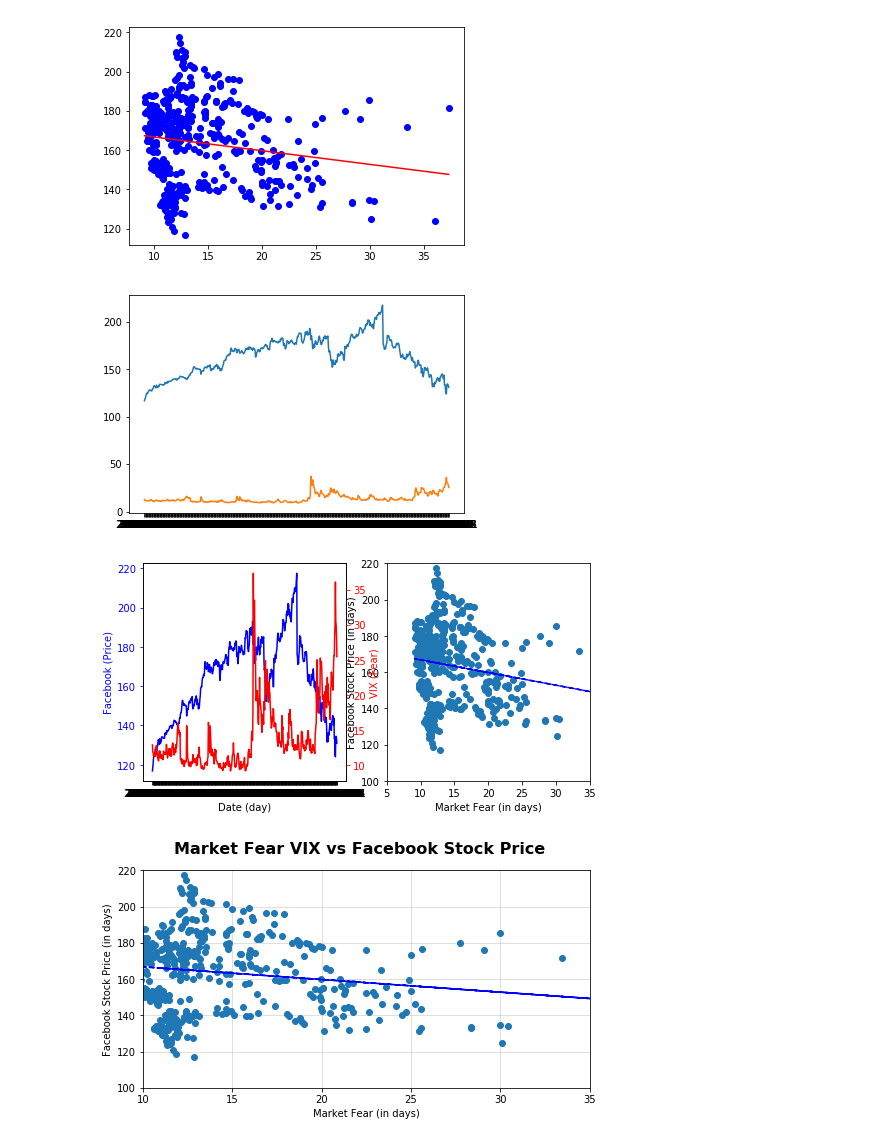
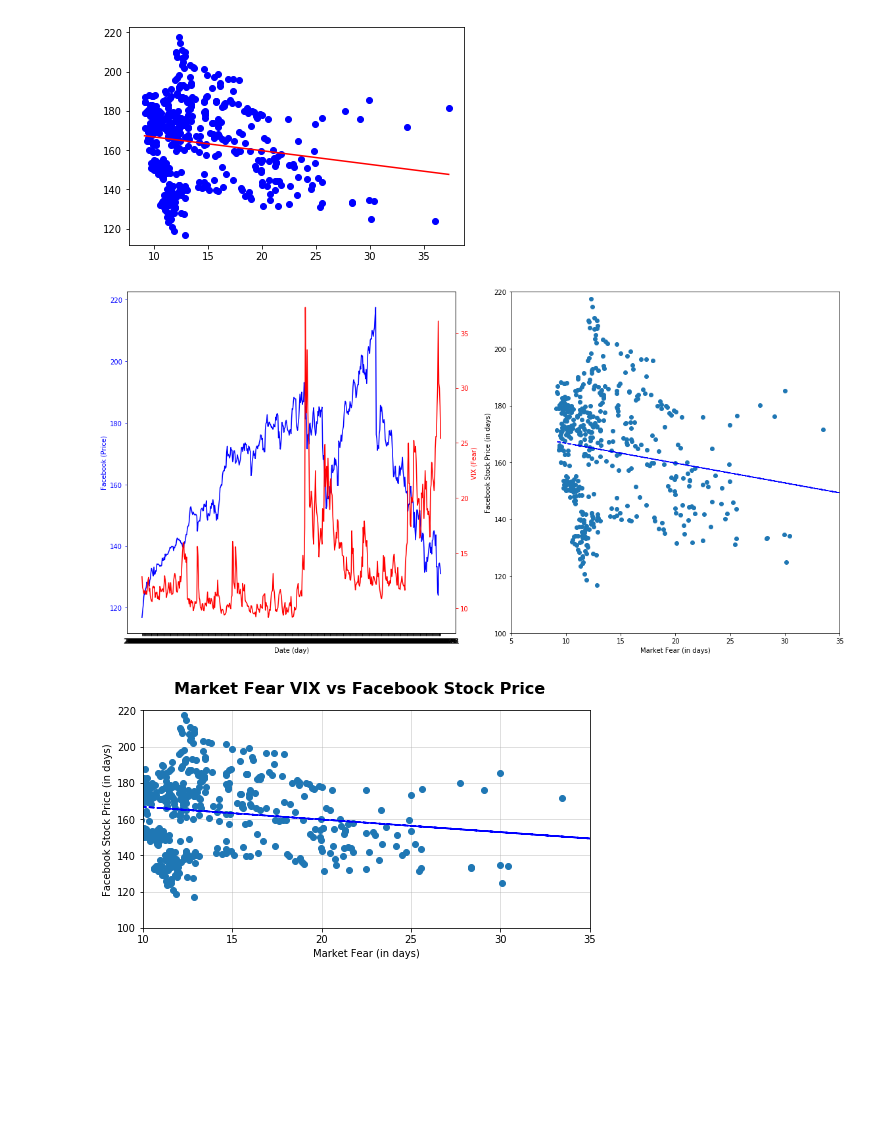
Before and after one commit to diana-md/DataAnalystsGuru, a Jupyter notebook: Market_Fear.ipynb, the cells around one changed output. Saved outputs shown, nothing was run; the diff lists cells and outputs as text; code cells hidden in the pictures; blank space fills up the shorter version.

```diff
--- a/Market_Fear.ipynb
+++ b/Market_Fear.ipynb
@@ -53,53 +53,43 @@ plt.plot(np.unique(vix_fb_df["VIX Close"]), np.poly1d(np.polyfit(vix_fb_df["VIX
 # %% [output]
 [<matplotlib.lines.Line2D at 0x...>]
 [figure]
-# %%
-plt.plot(vix_fb_df["Date"], vix_fb_df["FB Close"])
-plt.plot(vix_fb_df["Date"], vix_fb_df["VIX Close"])
-plt.show()
-# %% [output]
-[figure, removed]
 # %%
-fig, ax1 = plt.subplots(1, 2, figsize=(8, 4))
+fig, ax1 = plt.subplots(1, 2, figsize=(16, 8))
 ax1[0].plot(vix_fb_df["Date"], vix_fb_df["FB Close"], 'b-')
 ax1[0].set_xlabel('Date (day)')
 
-# Make the y-axis label, ticks and tick labels match the line color.
+# create First Axis
 ax1[0].set_ylabel('Facebook (Price)', color='b')
 ax1[0].tick_params('y', colors='b')
 
 ax2 = ax1[0].twinx()
 ax2.plot(vix_fb_df["Date"], vix_fb_df["VIX Close"], 'r-')
 
 ax2.set_ylabel('VIX (Fear)', color='r')
 ax2.tick_params('y', colors='r')
 
-# fig.tight_layout()
-
-# # Save Figure
-# plt.savefig("dualaxes_line_plot.png", bbox_inches="tight")
-
+# create second Axis
 (slope, intercept, _, _, _) = linregress(vix_fb_df["VIX Close"], vix_fb_df["FB Close"])
 fit = slope * vix_fb_df["VIX Close"] + intercept
 
 ax1[1].set_xlim(5, 35)
 ax1[1].set_ylim(100, 220)
 
 ax1[1].set_xlabel("Market Fear (in days)")
 ax1[1].set_ylabel("Facebook Stock Price (in days)")
 
 ax1[1].plot(vix_fb_df["VIX Close"], vix_fb_df["FB Close"], linewidth=0, marker='o')
 ax1[1].plot(vix_fb_df["VIX Close"], fit, 'b--')
 
-plt.subplots_adjust(hspace=-5)
+fig.tight_layout()
 
 # Save Figure
 plt.savefig("combine_line-scatter_plot.png", bbox_inches="tight")
 
 # plt.show()
 plt.show()
 # %% [output]
-[figure, old version]
+[figure, new version]
 # %%
 (slope, intercept, _, _, _) = linregress(vix_fb_df["VIX Close"], vix_fb_df["FB Close"])
 fit = slope * vix_fb_df["VIX Close"] + intercept
```
Also changed, not shown: parts of 1 cell of this notebook, 2 other files.
